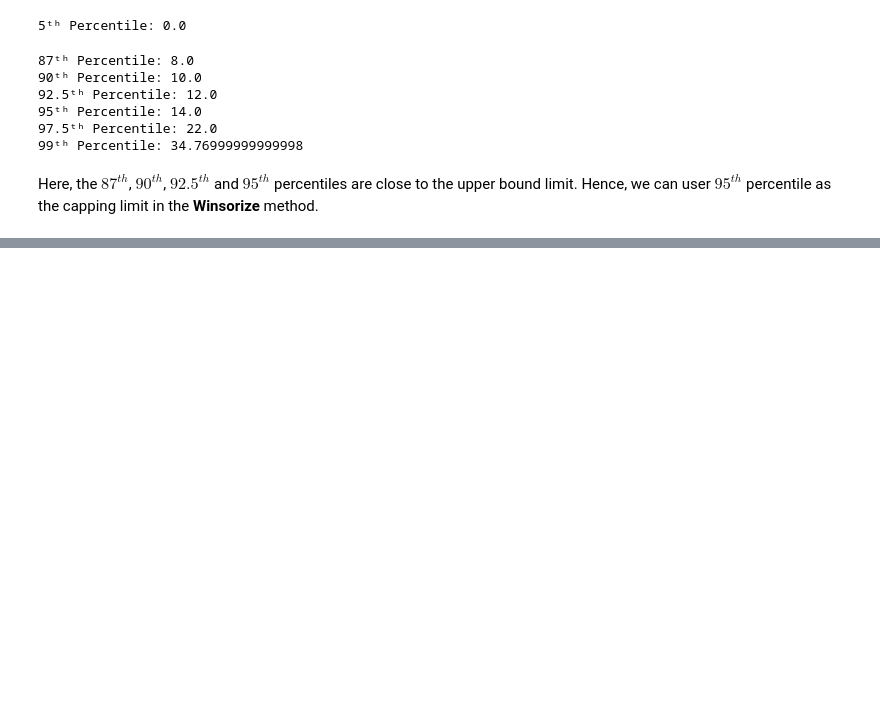
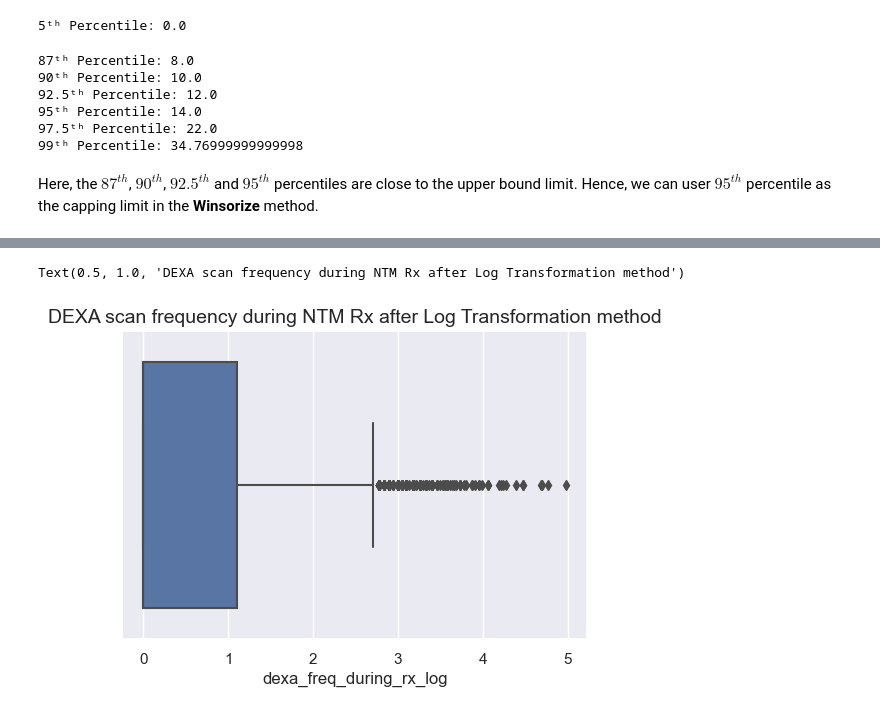
Before and after one commit to shezkh/Healthcare-Project, a Jupyter notebook: src/preproc_Ashish.ipynb, the cells around one changed output, grey strips where cells are left out. Drawn from its saved outputs; the diff is of its cells as text; code cells hidden in the pictures; blank space fills up the shorter version.

```diff
--- a/src/preproc_Ashish.ipynb
+++ b/src/preproc_Ashish.ipynb
@@ -423,0 +469,2 @@ As we can see the presence of outliers in the *dexa_freq_during_rx* feature as s
+# %%
+drug_df['dexa_freq_during_rx_log'] = drug_df['dexa_freq_during_rx'].map(lambda x: np.log(x) if x>0 else 0)
@@ -423,0 +475,9 @@ As we can see the presence of outliers in the *dexa_freq_during_rx* feature as s
+# %%
+sns.set(rc = {'figure.figsize':(6,4)})
+ax = sns.boxplot(x='dexa_freq_during_rx_log',
+                 data=drug_df)
+ax.set_title('DEXA scan frequency during NTM Rx after Log Transformation method',
+             fontsize=14)
+# %% [output]
+Text(0.5, 1.0, 'DEXA scan frequency during NTM Rx after Log Transformation method')
+[figure, added]
```
Also changed, not shown: parts of 27 cells of this notebook.
